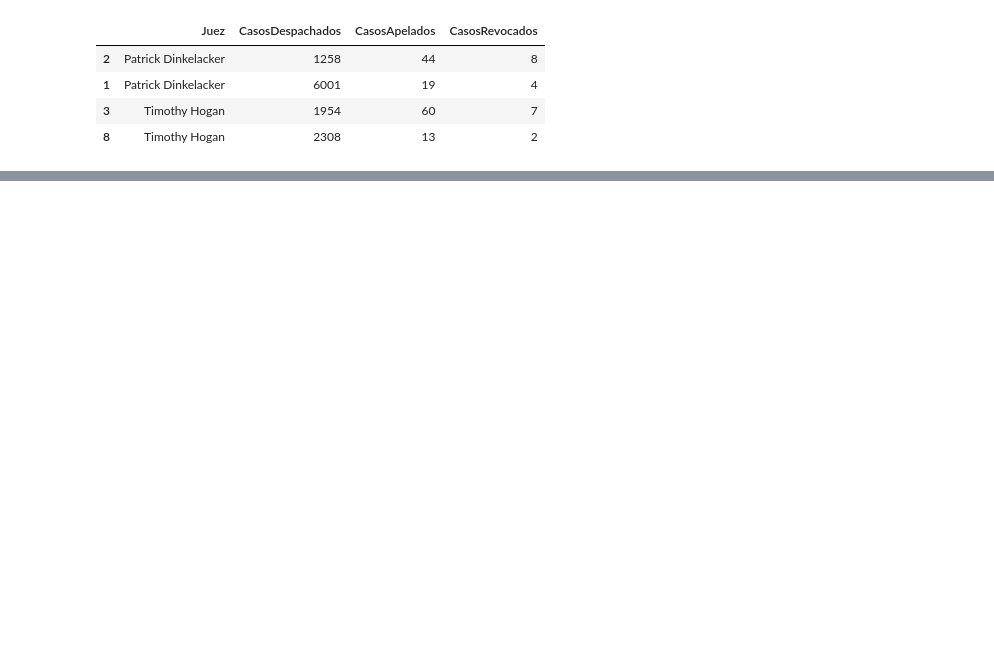
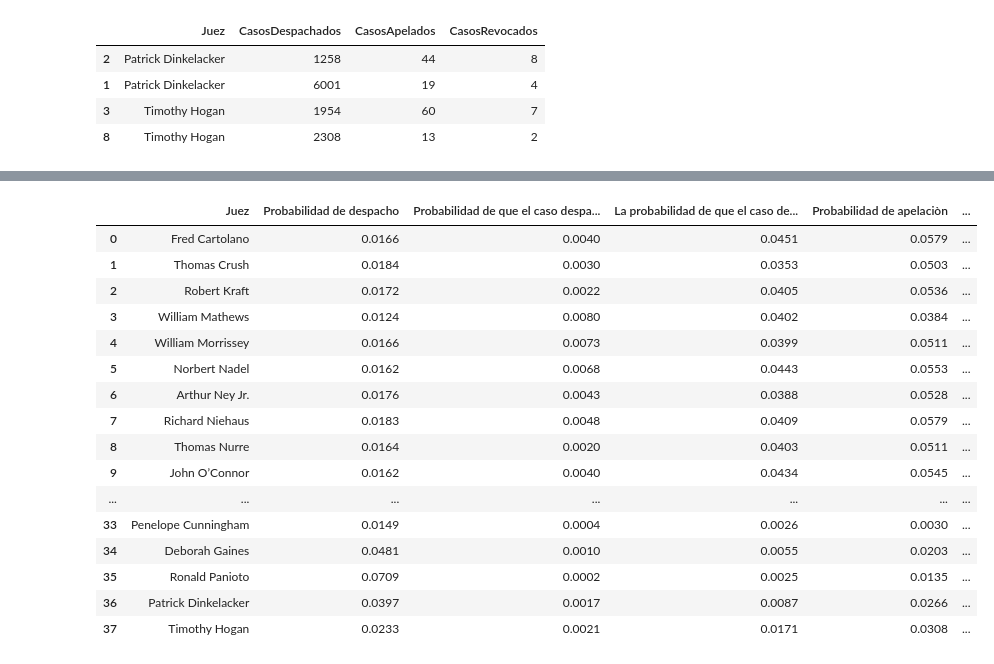
Before and after one commit to JPretellEco/Ejercicios_Practicos_DS, a Jupyter notebook: Probabilidades/JuecesCondadoHamilton.ipynb, the cells around one changed output, grey strips where cells are left out. Saved outputs shown, nothing was run; the diff lists cells and outputs as text; code cells hidden in the pictures; blank space fills up the shorter version.

```diff
--- a/Probabilidades/JuecesCondadoHamilton.ipynb
+++ b/Probabilidades/JuecesCondadoHamilton.ipynb
@@ -404,16 +405,0 @@ total_Patrick.reset_index(names="Juez",inplace=True)
-# %%
-# Tabla total de los 3 tribunales
-
-tribunalMunicipal = tribunalMunicipal[tribunalMunicipal["Juez"] != "Timothy Hogan"]
-tribunalprimerainstancia = tribunalprimerainstancia[tribunalprimerainstancia["Juez"] != "Timothy Hogan"]
-tribunalRelacionesDomesticas = tribunalRelacionesDomesticas[tribunalRelacionesDomesticas["Juez"] != "Timothy Hogan"]
-
-tribunalMunicipal = tribunalMunicipal[tribunalMunicipal["Juez"] != "Patrick Dinkelacker"]
-tribunalprimerainstancia = tribunalprimerainstancia[tribunalprimerainstancia["Juez"] != "Patrick Dinkelacker"]
-tribunalRelacionesDomesticas = tribunalRelacionesDomesticas[tribunalRelacionesDomesticas["Juez"] != "Patrick Dinkelacker"]
-
-tabla_final = pd.concat([tribunalprimerainstancia,tribunalMunicipal,tribunalRelacionesDomesticas,total_Hogan,total_Patrick],axis = 0)
-
-tabla_final.loc[:,["CasosDespachados","CasosApelados","CasosRevocados"]] = tabla_final.loc[:,["CasosDespachados","CasosApelados","CasosRevocados"]] / 182908
-
-tabla_final
@@ -507,0 +427,23 @@ tabla_final
+# %%
+# Vamos a elaborar un sola tabla de las 3 municipales
+
+tabla_general = pd.concat([tribunalprimerainstancia,tribunalMunicipal,tribunalRelacionesDomesticas],axis=0)
+
+
+tabla_general = tabla_general[(tabla_general["Juez"] != "Timothy Hogan") & (tabla_general["Juez"] != "Patrick Dinkelacker")]
+
+tabla_general = pd.concat([tabla_general,total_patrick_hogan],axis=0)
+tabla_general.reset_index(drop=True,inplace=True)
+
+tabla_general
+
+tabla_general_suma = tabla_general.loc[:,["CasosDespachados","CasosApelados","CasosRevocados"]].apply(lambda x: x.sum(),axis=0).to_frame().T
+tabla_general_suma
+
+tabla_general_probabilidad = tabla_general[["Juez"]]
+
+tabla_general_probabilidad["Probabilidad de despacho"] = round(tabla_general["CasosDespachados"]/tabla_general["CasosDespachados"].sum(),4)
+tabla_general_probabilidad["Probabilidad de que el caso despachado sea revocado"] = round(tabla_general["CasosRevocados"]/tabla_general["CasosDespachados"],4)
+tabla_general_probabilidad["La probabilidad de que el caso despachado sea apelado"] = round(tabla_general["CasosApelados"]/tabla_general["CasosDespachados"],4)
+tabla_general_probabilidad["Probabilidad de apelaciòn"] = round(tabla_general["CasosApelados"]/tabla_general["CasosApelados"].sum(),4)
+tabla_general_probabilidad["Probaulidad de que el caso despachado y revocado"] = round(tabla_general_probabilidad["Probabilidad de despacho"]*tabla_general_probabilidad["Probabilidad de que el caso despachado sea revocado"],4)
@@ -507,0 +461,20 @@ tabla_final
+# %%
+tabla_general_probabilidad
+# %% [output]
+|  | Juez | Probabilidad de despacho | Probabilidad de que el caso despa... | La probabilidad de que el caso de... | Probabilidad de apelaciòn | ... |
+| 0 | Fred Cartolano | 0.0166 | 0.0040 | 0.0451 | 0.0579 | ... |
+| 1 | Thomas Crush | 0.0184 | 0.0030 | 0.0353 | 0.0503 | ... |
+| 2 | Robert Kraft | 0.0172 | 0.0022 | 0.0405 | 0.0536 | ... |
+| 3 | William Mathews | 0.0124 | 0.0080 | 0.0402 | 0.0384 | ... |
+| 4 | William Morrissey | 0.0166 | 0.0073 | 0.0399 | 0.0511 | ... |
+| 5 | Norbert Nadel | 0.0162 | 0.0068 | 0.0443 | 0.0553 | ... |
+| 6 | Arthur Ney Jr. | 0.0176 | 0.0043 | 0.0388 | 0.0528 | ... |
+| 7 | Richard Niehaus | 0.0183 | 0.0048 | 0.0409 | 0.0579 | ... |
+| 8 | Thomas Nurre | 0.0164 | 0.0020 | 0.0403 | 0.0511 | ... |
+| 9 | John O’Connor | 0.0162 | 0.0040 | 0.0434 | 0.0545 | ... |
+| ... | ... | ... | ... | ... | ... | ... |
+| 33 | Penelope Cunningham | 0.0149 | 0.0004 | 0.0026 | 0.0030 | ... |
+| 34 | Deborah Gaines | 0.0481 | 0.0010 | 0.0055 | 0.0203 | ... |
+| 35 | Ronald Panioto | 0.0709 | 0.0002 | 0.0025 | 0.0135 | ... |
+| 36 | Patrick Dinkelacker | 0.0397 | 0.0017 | 0.0087 | 0.0266 | ... |
+| 37 | Timothy Hogan | 0.0233 | 0.0021 | 0.0171 | 0.0308 | ... |
```
Also changed, not shown: parts of 37 cells of this notebook.
